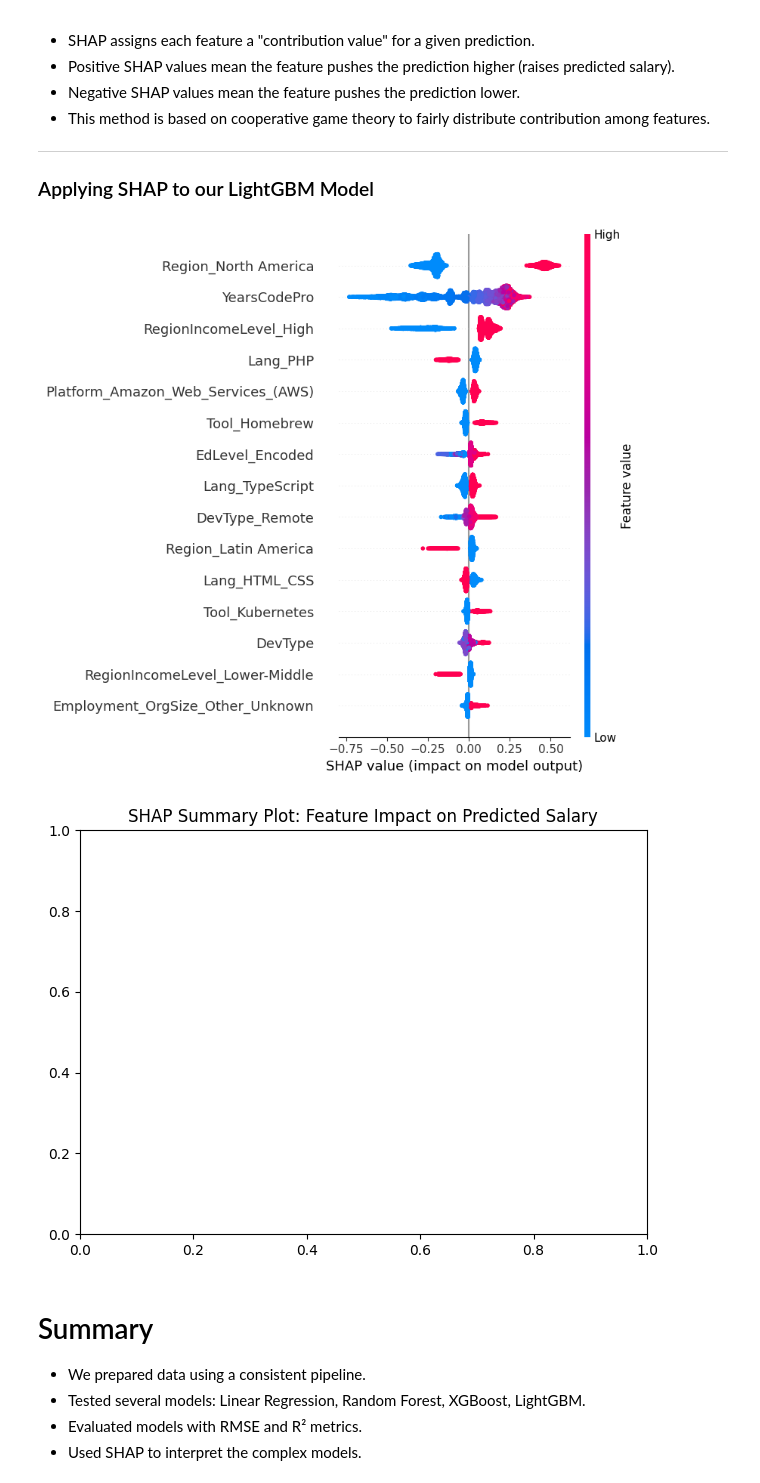
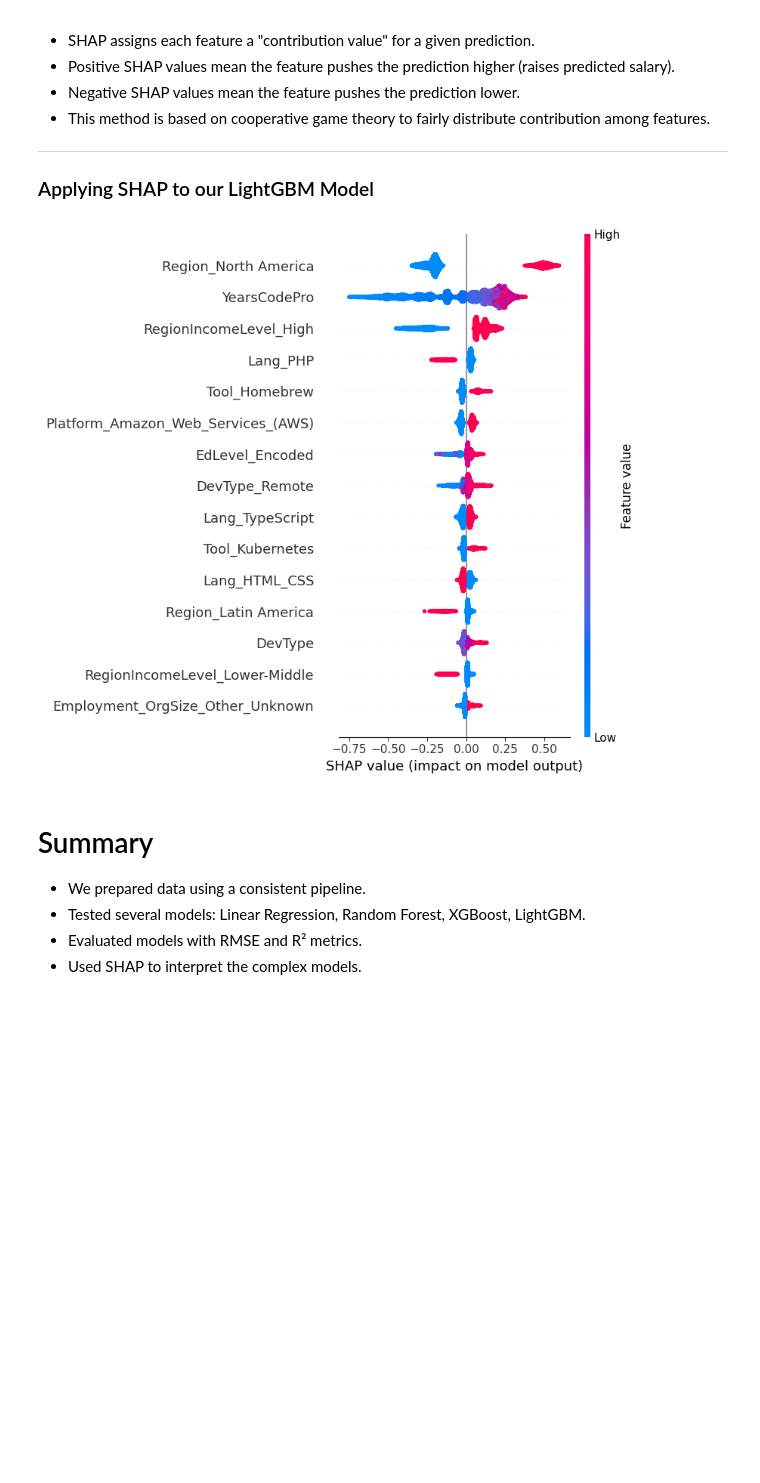
Before and after one commit to Owiti-Charles/Developers-Salary-Predictor, a Jupyter notebook: notebook.ipynb, the cells around one changed output. Drawn from its saved outputs; the diff is of its cells as text; code cells hidden in the pictures; blank space fills up the shorter version.

Commit message:
updatinf shap graph

```diff
--- a/notebook.ipynb
+++ b/notebook.ipynb
@@ -1649,34 +1649,38 @@ SHAP (SHapley Additive exPlanations) helps us understand **how each feature affe
 # %%
 import warnings
 
 # Extract regressor and preprocessor
 regressor = best_model.named_steps['regressor']
 preprocessor = best_model.named_steps['preprocessor']
 
 # Transform X_test
 X_test_transformed = preprocessor.transform(X_test)
 
-# Get final feature names
+# Convert to dense if sparse
+if hasattr(X_test_transformed, "toarray"):
+    X_test_transformed = X_test_transformed.toarray()
+
+# Construct feature names
 num_feature_names = numerical_features
 onehot_feature_names = preprocessor.named_transformers_['onehot'].get_feature_names_out(filtered_onehot_features)
 target_feature_names = target_encoded_features
 feature_names = list(num_feature_names) + list(onehot_feature_names) + list(target_feature_names)
 
-# Create SHAP explainer (suppress warnings)
+# SHAP explainer for tree-based model
 with warnings.catch_warnings():
     warnings.simplefilter("ignore")
-    explainer = shap.Explainer(regressor, X_test_transformed, feature_names=feature_names)
-    shap_values = explainer(X_test_transformed)
+    explainer = shap.TreeExplainer(regressor)
+
+# Compute SHAP values
+shap_values = explainer.shap_values(X_test_transformed)
+
+# Check feature shape
+assert X_test_transformed.shape[1] == len(feature_names)
 
 # SHAP summary plot
-plt.figure(figsize=(12, 8))
-shap.summary_plot(shap_values.values, X_test_transformed, feature_names=feature_names, max_display=15)
-plt.title("SHAP Summary Plot: Feature Impact on Predicted Salary")
-plt.tight_layout()
-plt.show()
+shap.summary_plot(shap_values, X_test_transformed, feature_names=feature_names, max_display=15)
 # %% [output]
-[figure, old version]
+[figure, new version]
-[figure, removed]
 # %% [markdown]
 # Summary
 
```
